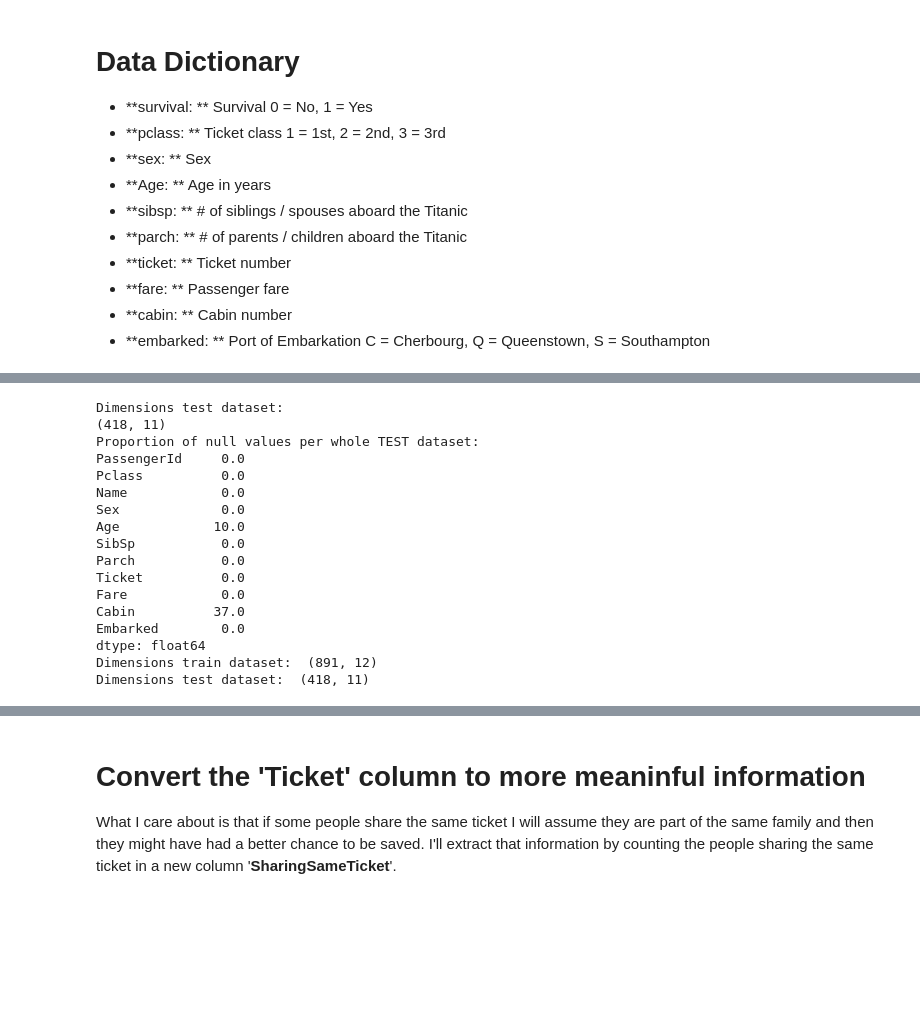
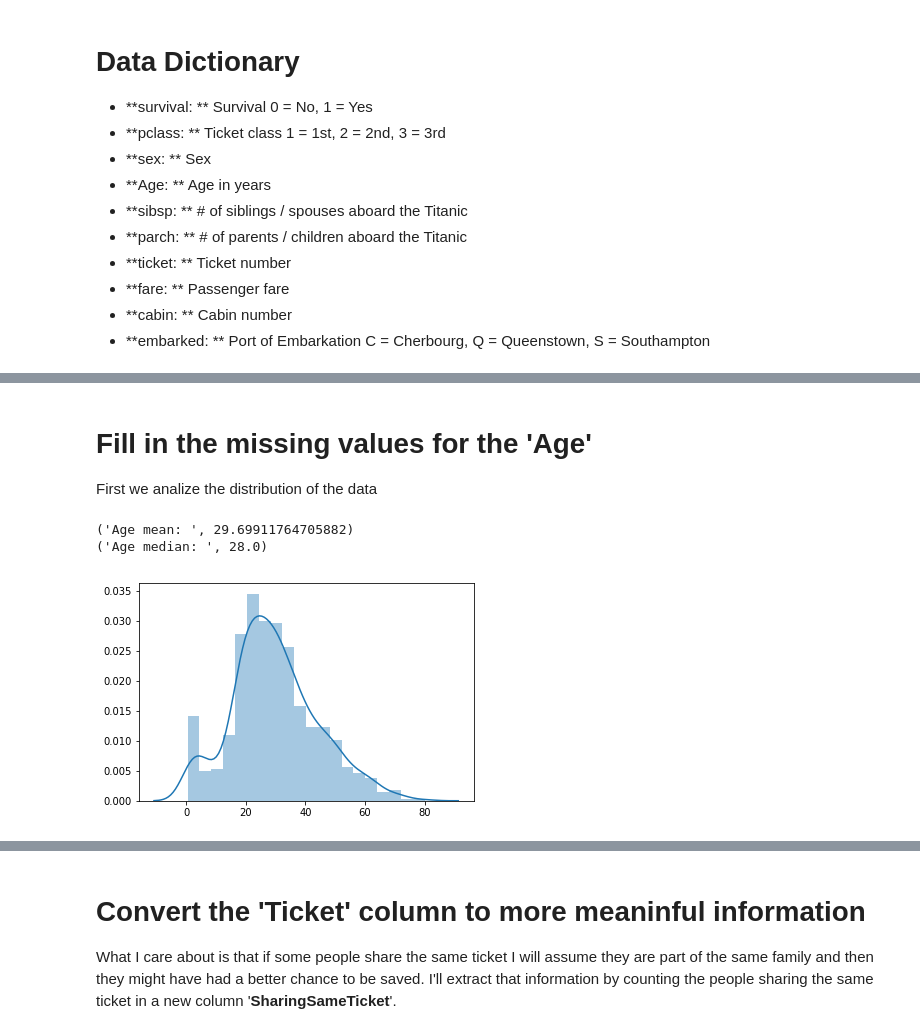
Before and after one commit to taao84/data_science, a Jupyter notebook: Titanic - Machine Learning from Disaster/Titanic - Machine Learning from Disaster - Data Cleaning and transformations.ipynb, the cells around one changed output, grey strips where cells are left out. Cells and saved outputs as stored; diff of their text form; code cells hidden in the pictures; blank space fills up the shorter version.

Commit message:
Added filling of Null values for Age and Embarked

```diff
--- a/Titanic - Machine Learning from Disaster/Titanic - Machine Learning from Disaster - Data Cleaning and transformations.ipynb
+++ b/Titanic - Machine Learning from Disaster/Titanic - Machine Learning from Disaster - Data Cleaning and transformations.ipynb
@@ -67,29 +77,16 @@ dtype: float64
-# %%
-print (color.BOLD + 'Dimensions test dataset: ' + color.END)
-print (test_data.shape)
-#print color.BOLD + 'Test dataset NULL values per column: ' + color.END
-testNullValuesPerColumn = test_data.isnull().sum()
-#print testNullValuesPerColumn
-print (color.BOLD + 'Proportion of null values per whole TEST dataset: ' + color.END)
-print ((testNullValuesPerColumn/train_data.shape[0]).round(2) * 100)
-
-print color.BOLD + 'Dimensions train dataset: ' + color.END, train_data.shape
-print color.BOLD + 'Dimensions test dataset: ' + color.END, test_data.shape
-# %% [output]
-Dimensions test dataset:
-(418, 11)
-Proportion of null values per whole TEST dataset:
-PassengerId     0.0
-Pclass          0.0
-Name            0.0
-Sex             0.0
-Age            10.0
-SibSp           0.0
-Parch           0.0
-Ticket          0.0
-Fare            0.0
-Cabin          37.0
-Embarked        0.0
-dtype: float64
-Dimensions train dataset:  (891, 12)
-Dimensions test dataset:  (418, 11)
+# %%
+train_data_2 = train_data
+test_data_2 = test_data
+# %% [markdown]
+# Fill in the missing values for the 'Age'
+First we analize the distribution of the data
+# %%
+ageCopy = train_data_2['Age'].copy()
+ageCopy.dropna(inplace=True)
+sns.distplot(ageCopy.values)
+print ("Age mean: ", np.mean(ageCopy.values))
+print ("Age median: ", np.median(ageCopy.values))
+# %% [output]
+('Age mean: ', 29.69911764705882)
+('Age median: ', 28.0)
+[figure, added]
```
Also changed, not shown: parts of 21 cells of this notebook, 4 other files.
